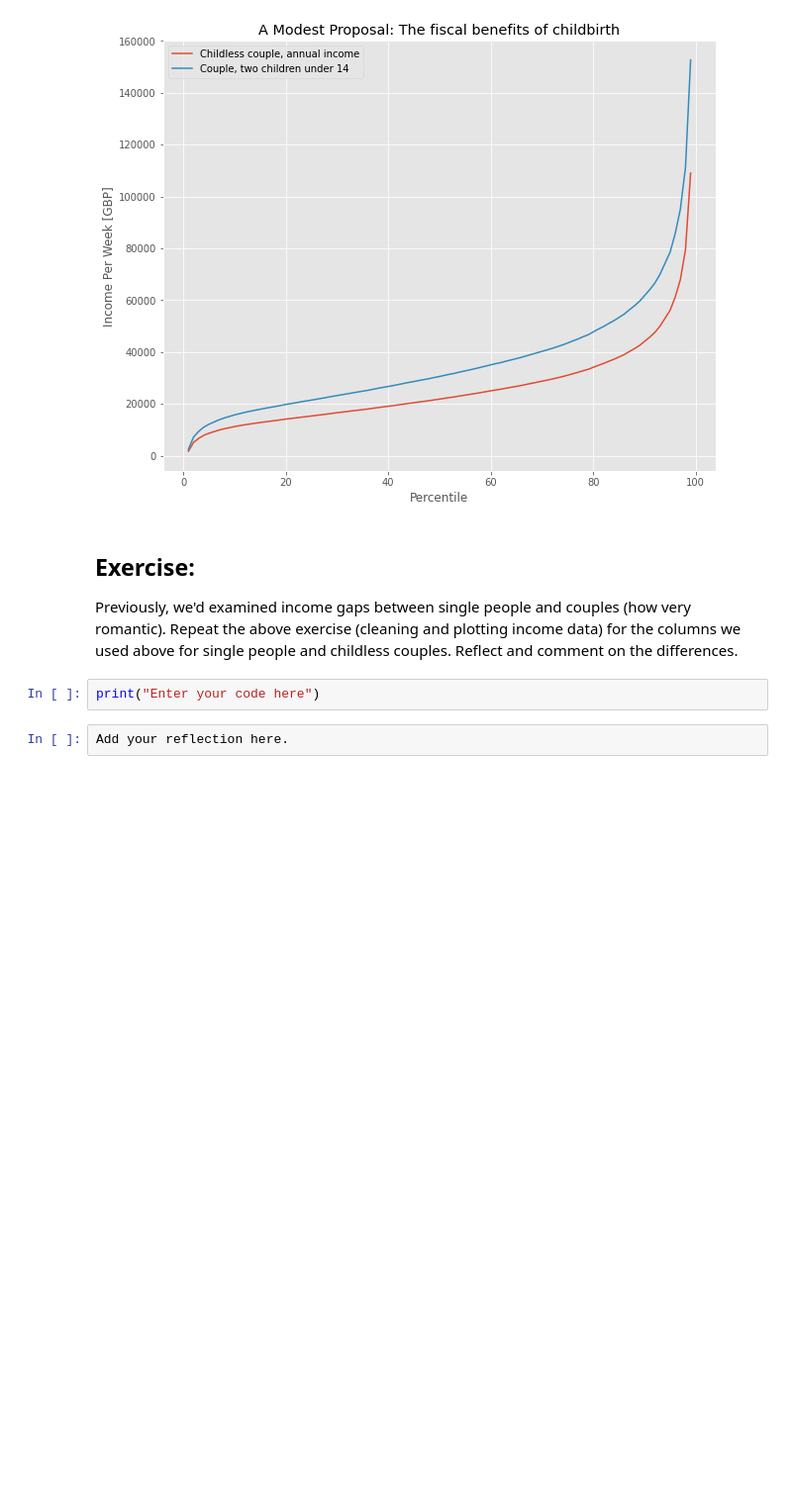
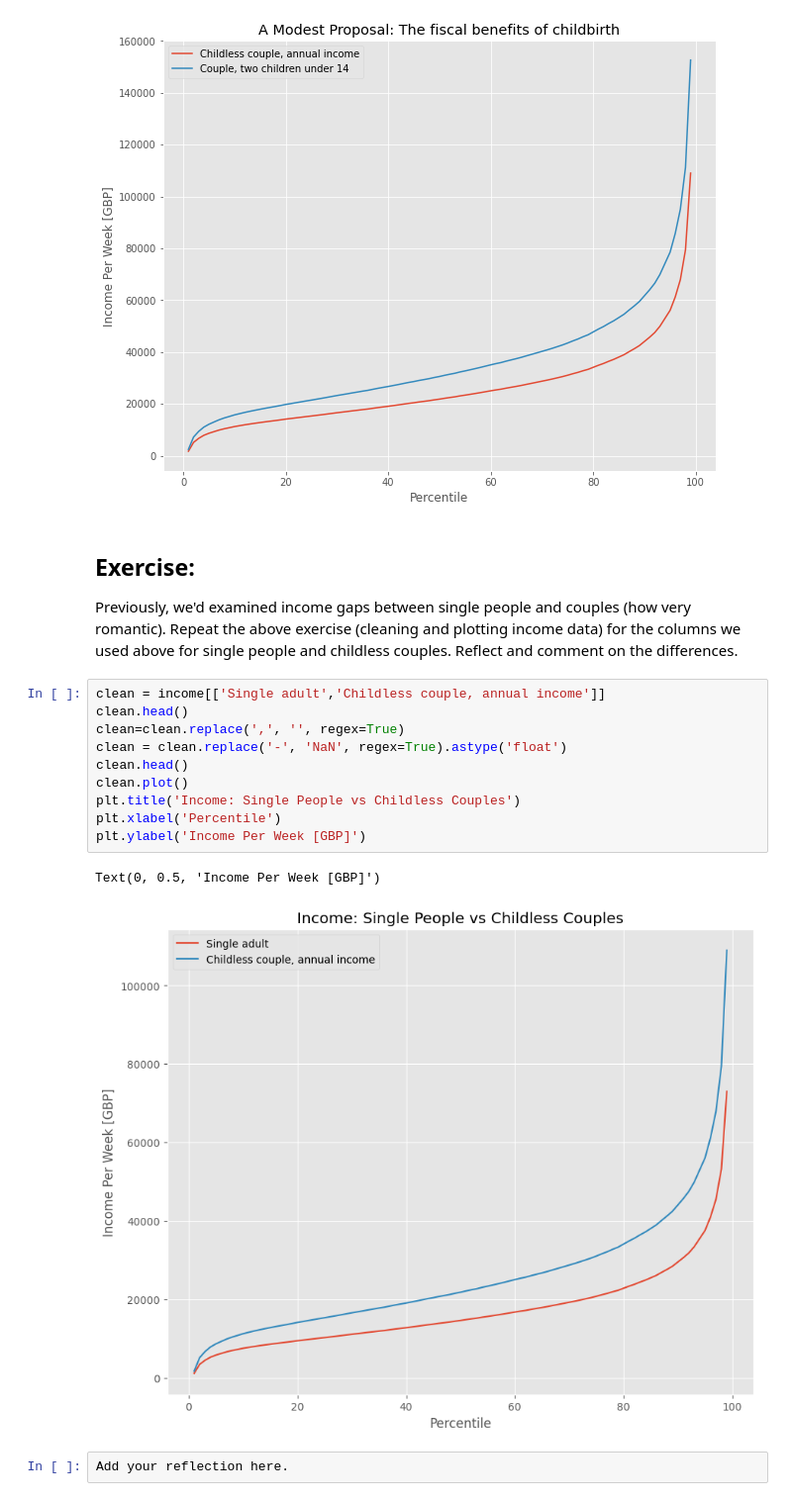
Before and after one commit to ecenazkaya/QM2, a Jupyter notebook: notebooks/W02. Pandas.ipynb, the cells around one changed output. Shown: that part at 99% size. Drawn from its saved outputs; the diff is of its cells as text; blank space fills up the shorter version.

```diff
--- a/notebooks/W02. Pandas.ipynb
+++ b/notebooks/W02. Pandas.ipynb
@@ -305,8 +305,19 @@ Text(0, 0.5, 'Income Per Week [GBP]')
 ## Exercise:
 
 Previously, we'd examined income gaps between single people and couples (how very romantic). Repeat the above exercise (cleaning and plotting income data) for the columns we used above for single people and childless couples. Reflect and comment on the differences.
-# %%
-print("Enter your code here")
+# %%
+clean = income[['Single adult','Childless couple, annual income']]
+clean.head()
+clean=clean.replace(',', '', regex=True)
+clean = clean.replace('-', 'NaN', regex=True).astype('float')
+clean.head()
+clean.plot()
+plt.title('Income: Single People vs Childless Couples')
+plt.xlabel('Percentile')
+plt.ylabel('Income Per Week [GBP]')
+# %% [output]
+Text(0, 0.5, 'Income Per Week [GBP]')
+[figure, added]
 # %%
 Add your reflection here.
 # %% [markdown]
```
Also changed, not shown: parts of 11 cells of this notebook.
